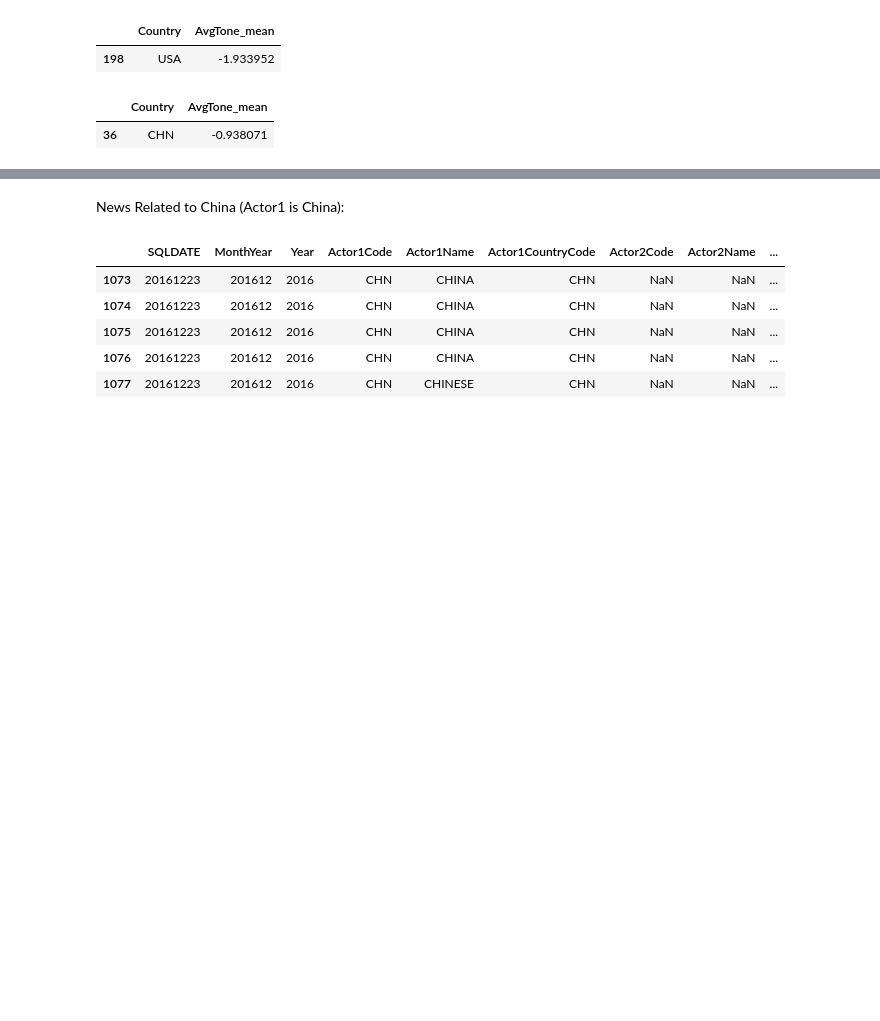
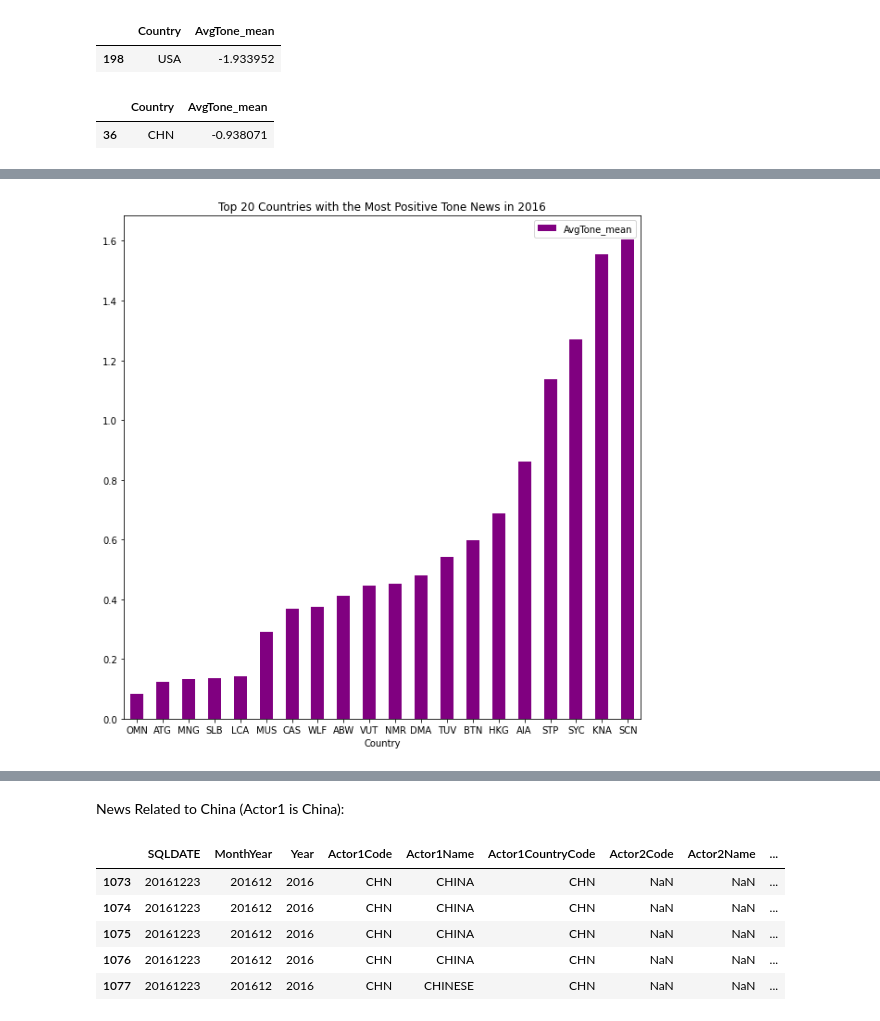
Before and after one commit to beixuan-jia/502final, a Jupyter notebook: EDA.ipynb, the cells around one changed output, grey strips where cells are left out. Cells and saved outputs as stored; diff of their text form; code cells hidden in the pictures; blank space fills up the shorter version.

```diff
--- a/EDA.ipynb
+++ b/EDA.ipynb
@@ -257,0 +251,3 @@ dask_feat.groupby('Actor2Name').AvgTone.mean().compute()
+# %%
+country_best20 = country_mean_sorted.iloc[200:220]
+country_best20
@@ -257,0 +272,4 @@ dask_feat.groupby('Actor2Name').AvgTone.mean().compute()
+# %%
+pos = country_best20.plot.bar(x='Country', y='AvgTone_mean', rot=0, figsize=[10,10], color = "purple", title="Top 20 Countries with the Most Positive Tone News in 2016")
+# %% [output]
+[figure, added]
```
Also changed, not shown: parts of 12 cells of this notebook.
